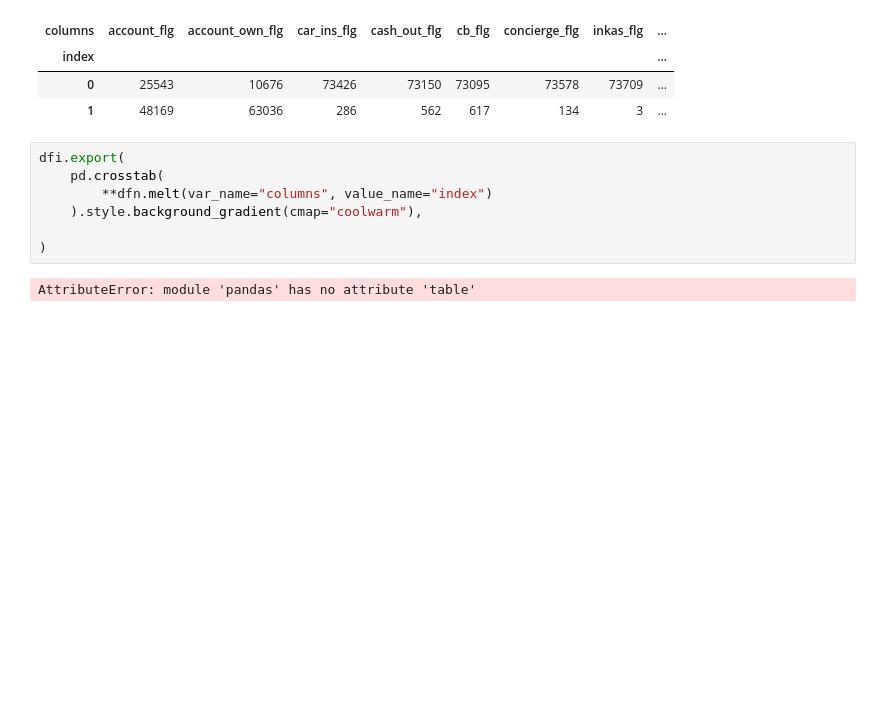
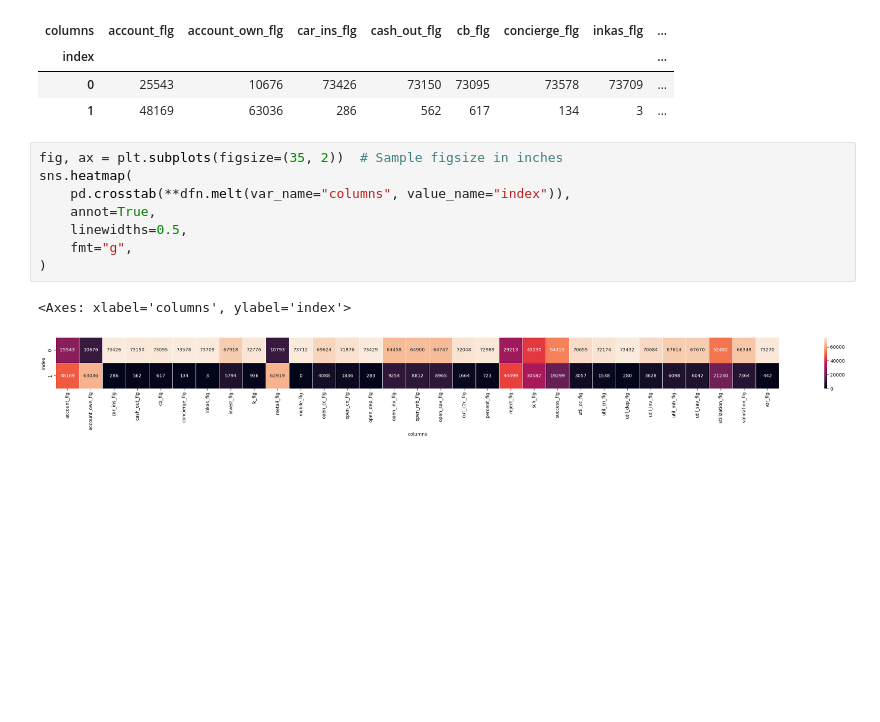
Before and after one commit to reproductionprohibited/dano-23-project, a Jupyter notebook: code/value_counts.ipynb, the cells around one changed output. Drawn from its saved outputs; the diff is of its cells as text; blank space fills up the shorter version.

```diff
--- a/code/value_counts.ipynb
+++ b/code/value_counts.ipynb
@@ -66,13 +66,14 @@ pd.crosstab(**dfn.melt(var_name="columns", value_name="index")).style.background
 | index |  |  |  |  |  |  |  | ... |
 | 0 | 25543 | 10676 | 73426 | 73150 | 73095 | 73578 | 73709 | ... |
 | 1 | 48169 | 63036 | 286 | 562 | 617 | 134 | 3 | ... |
-# %%
-dfi.export(
-    pd.crosstab(
-        **dfn.melt(var_name="columns", value_name="index")
-    ).style.background_gradient(cmap="coolwarm"),
-
-)
-# %% [output]
-AttributeError: module 'pandas' has no attribute 'table'
-[figure, removed]
+# %%
+fig, ax = plt.subplots(figsize=(35, 2))  # Sample figsize in inches
+sns.heatmap(
+    pd.crosstab(**dfn.melt(var_name="columns", value_name="index")),
+    annot=True,
+    linewidths=0.5,
+    fmt="g",
+)
+# %% [output]
+<Axes: xlabel='columns', ylabel='index'>
+[figure, added]
```
Also changed, not shown: parts of 1 cell of this notebook.
